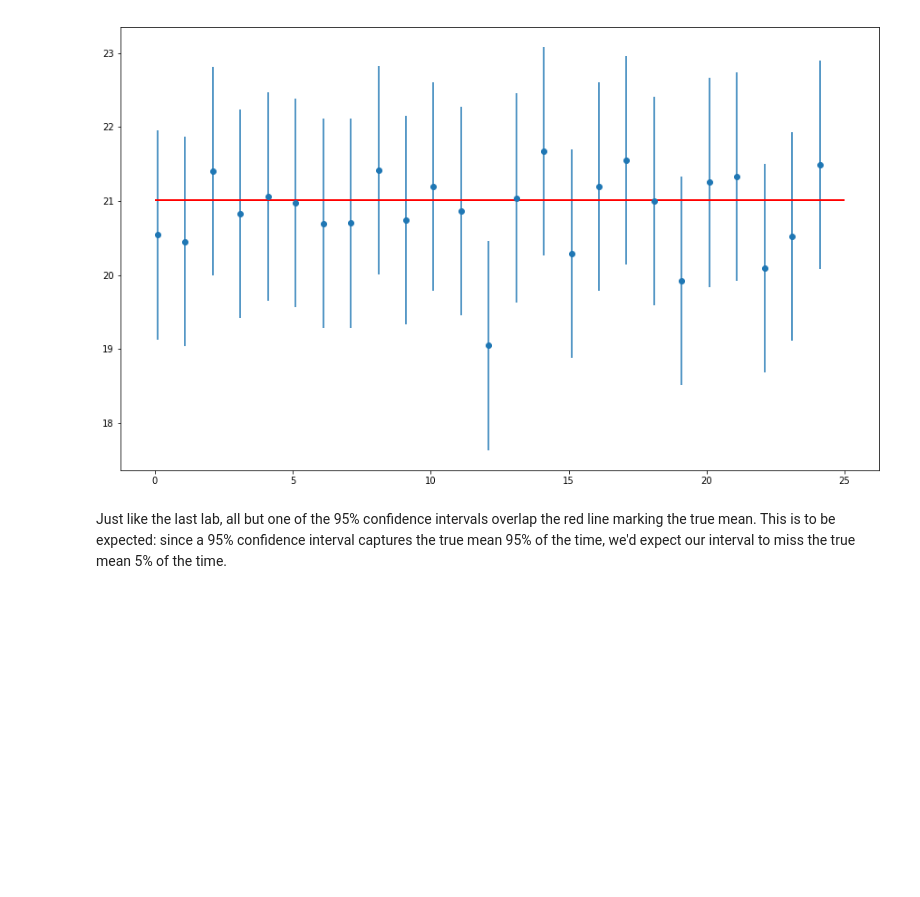
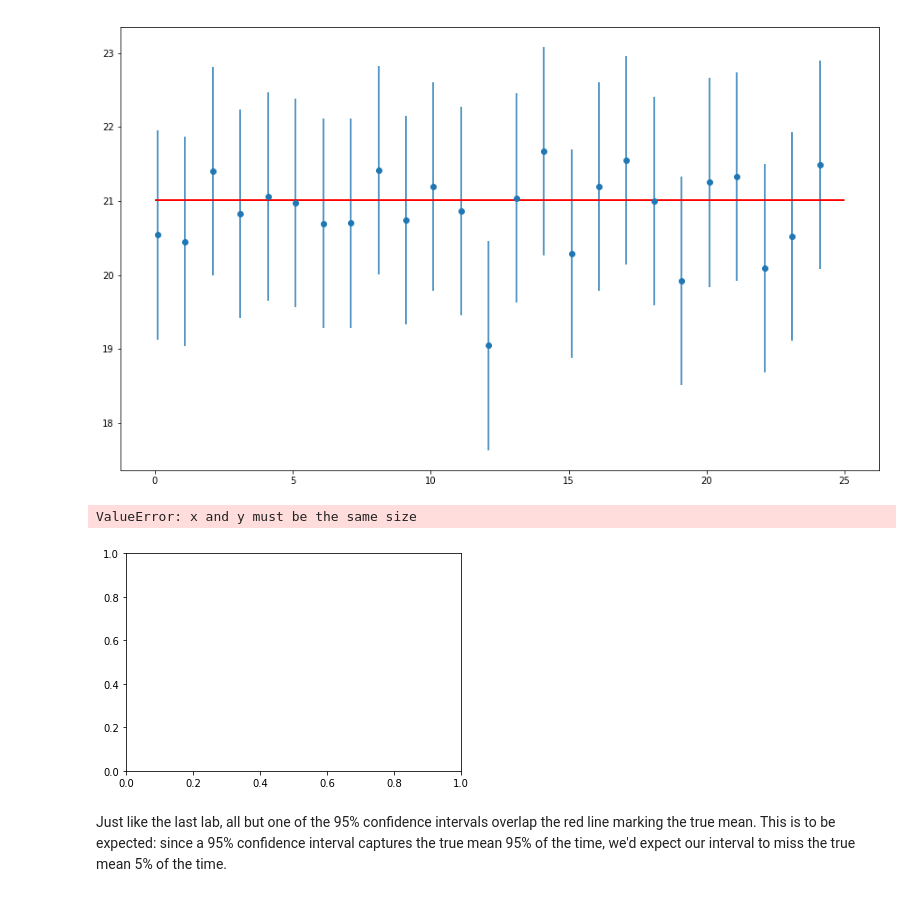
Before and after one commit to ortsed/dsc-intervals-with-t-distribution-lab-dc-ds-career-042219, a Jupyter notebook: index.ipynb, the cells around one changed output. Saved outputs shown, nothing was run; the diff lists cells and outputs as text; code cells hidden in the pictures; blank space fills up the shorter version.

```diff
--- a/index.ipynb
+++ b/index.ipynb
@@ -200,12 +200,15 @@ import matplotlib.pyplot as plt
 # %%
 
 x = range(0,len(sample)+1)
 plt.scatter(x, sample_means)
 plt.axhline(y=pop_ages[0].mean())
 
 bottoms = [i[0] for i in intervals]
 tops = [i[1]-i[0] for i in intervals]
-plt.bar(x,, bottom=bottoms)
+plt.bar(x,tops, bottom=bottoms)
+# %% [output]
+ValueError: x and y must be the same size
+[figure, added]
 # %% [markdown]
 Just like the last lab, all but one of the 95% confidence intervals overlap the red line marking the true mean. This is to be expected: since a 95% confidence interval captures the true mean 95% of the time, we'd expect our interval to miss the true mean 5% of the time.
 # %% [markdown]
```
